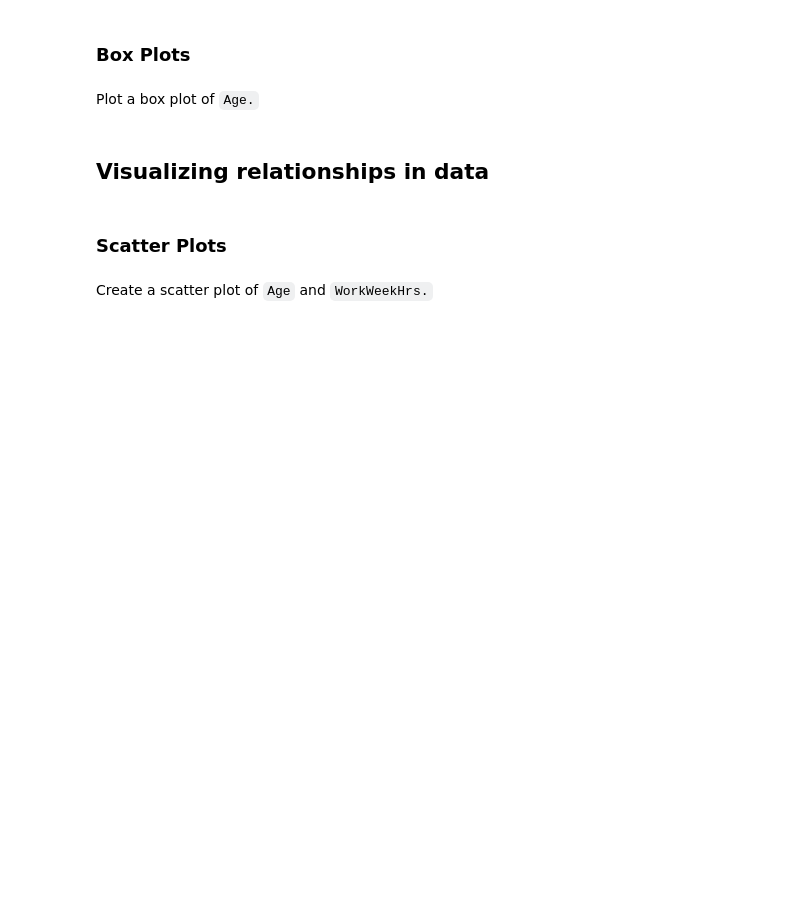
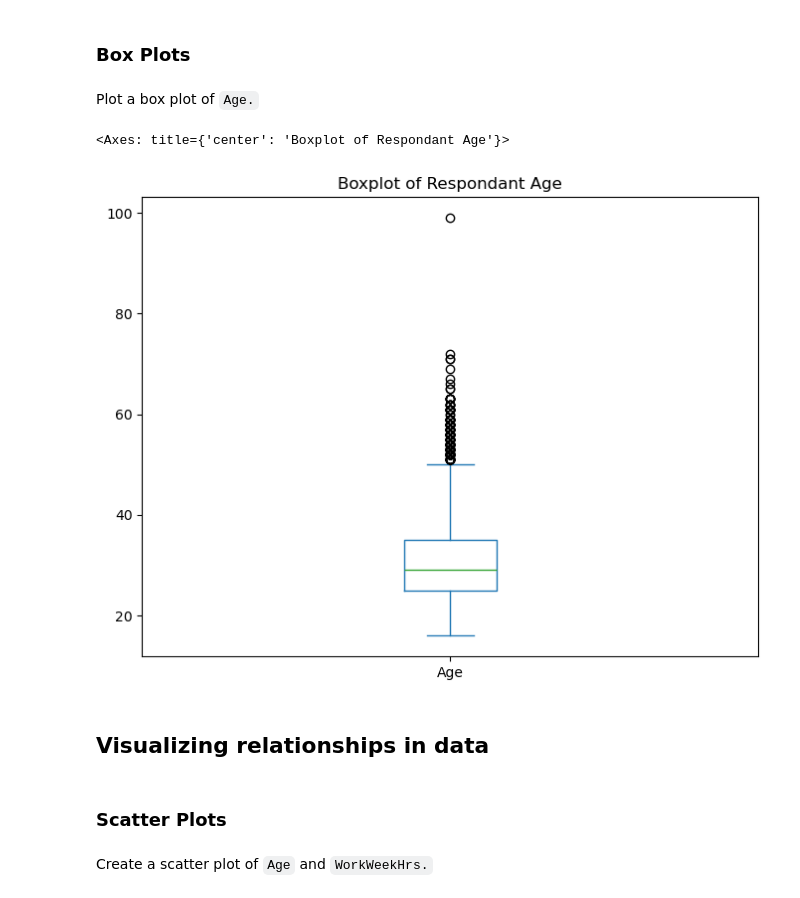
Before and after one commit to bradleyholt/IBM_Data_Analytics, a Jupyter notebook: Capstone_Project/Data Visualization/M4DataVisualization-lab.ipynb, the cells around one changed output. Drawn from its saved outputs; the diff is of its cells as text; code cells hidden in the pictures; blank space fills up the shorter version.

```diff
--- a/Capstone_Project/Data Visualization/M4DataVisualization-lab.ipynb
+++ b/Capstone_Project/Data Visualization/M4DataVisualization-lab.ipynb
@@ -168,3 +183,16 @@ Plot a box plot of `Age.`
+# %%
+# Set SQL query
+QUERY = """
+SELECT Age
+FROM master
+"""
+df = pd.read_sql_query(QUERY, conn)
+df.plot(kind='box',
+        title='Boxplot of Respondant Age',
+        figsize=(8,6))
+# %% [output]
+<Axes: title={'center': 'Boxplot of Respondant Age'}>
+[figure, added]
 # %% [markdown]
 ## Visualizing relationships in data
 # %% [markdown]
```
Also changed, not shown: parts of 9 cells of this notebook, 1 other file.
